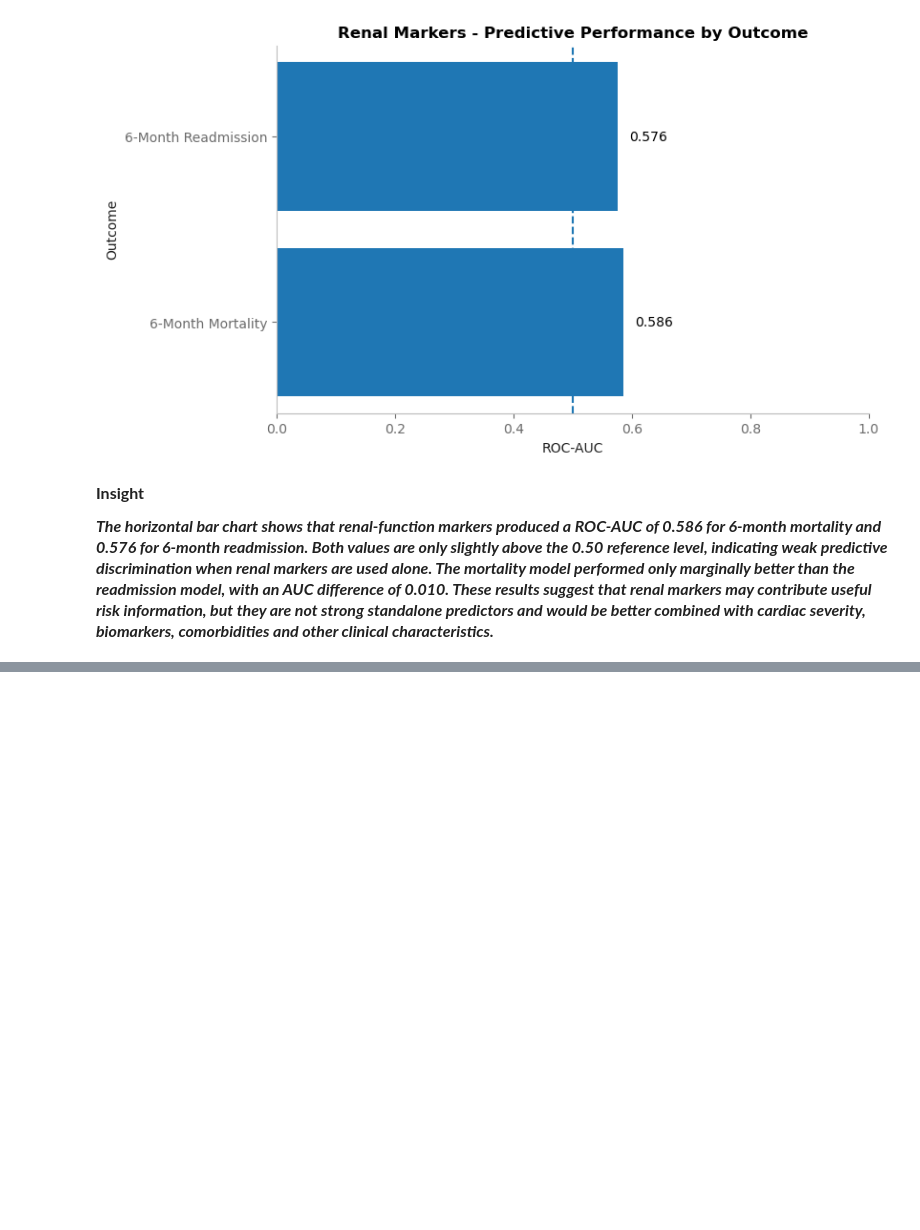
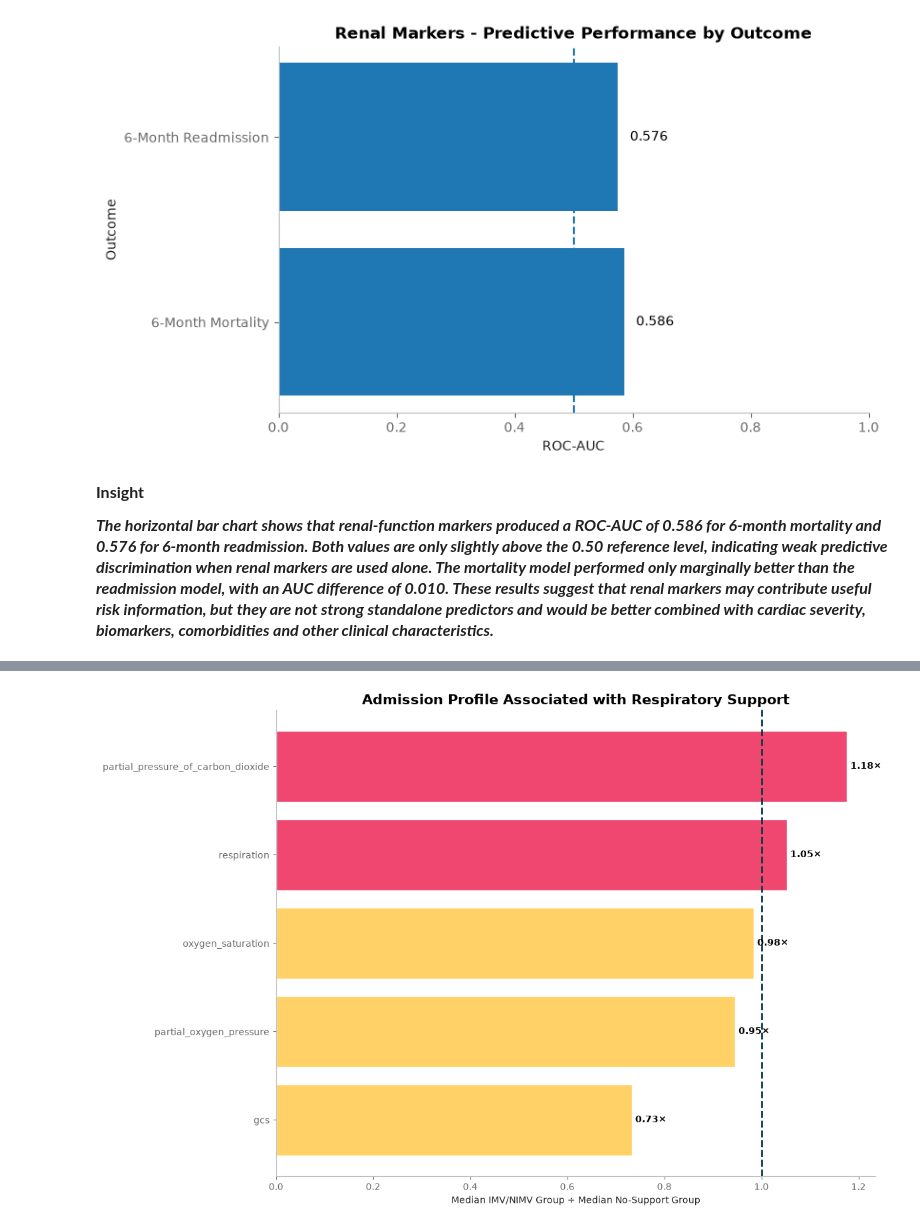
Before and after one commit to SaranyaShanmugam2026/Team2_PythonPioneers_PythonHackathon_Sep_2026, a Jupyter notebook: Team2_PythonPioneers_4.Predictive_Analysis.ipynb, the cells around one changed output, grey strips where cells are left out. Saved outputs shown, nothing was run; the diff lists cells and outputs as text; code cells hidden in the pictures; blank space fills up the shorter version.

```diff
--- a/Team2_PythonPioneers_4.Predictive_Analysis.ipynb
+++ b/Team2_PythonPioneers_4.Predictive_Analysis.ipynb
@@ -563,0 +1016,80 @@ The horizontal bar chart shows that renal-function markers produced a ROC-AUC of
+# %%
+profile_variables_q7 = [
+    "respiration",
+    "oxygen_saturation",
+    "partial_oxygen_pressure",
+    "partial_pressure_of_carbon_dioxide",
+    "gcs"
+]
+
+profile_q7 = (
+    q7
+    .groupby(target_q7)[profile_variables_q7]
+    .median()
+    .T
+)
+
+profile_q7.columns = [
+    "No Recorded Support",
+    "IMV / NIMV"
+]
+
+ratio_q7 = (
+    profile_q7["IMV / NIMV"]
+    /
+    profile_q7["No Recorded Support"]
+)
+
+ratio_q7 = (
+    ratio_q7
+    .replace([np.inf, -np.inf], np.nan)
+    .dropna()
+    .sort_values()
+)
+
+colors = [
+    "#FFD166" if value < 1 else "#EF476F"
+    for value in ratio_q7
+]
+
+fig, ax = plt.subplots(figsize=(12, 8))
+
+bars = ax.barh(
+    ratio_q7.index,
+    ratio_q7.values,
+    color=colors,
+    edgecolor="white"
+)
+
+ax.axvline(
+    1,
+    color="#073B4C",
+    linestyle="--",
+    linewidth=2
+)
+
+ax.set_title(
+    "Admission Profile Associated with Respiratory Support",
+    fontsize=15,
+    fontweight="bold"
+)
+
+ax.set_xlabel(
+    "Median IMV/NIMV Group ÷ Median No-Support Group"
+)
+
+#ax.grid(axis="x", alpha=0.25)
+
+for bar, value in zip(bars, ratio_q7):
+    ax.text(
+        value,
+        bar.get_y() + bar.get_height()/2,
+        f" {value:.2f}×",
+        va="center",
+        fontweight="bold"
+    )
+
+plt.tight_layout()
+plt.show()
+# %% [output]
+[figure, added]
```
Also changed, not shown: parts of 20 cells of this notebook.
